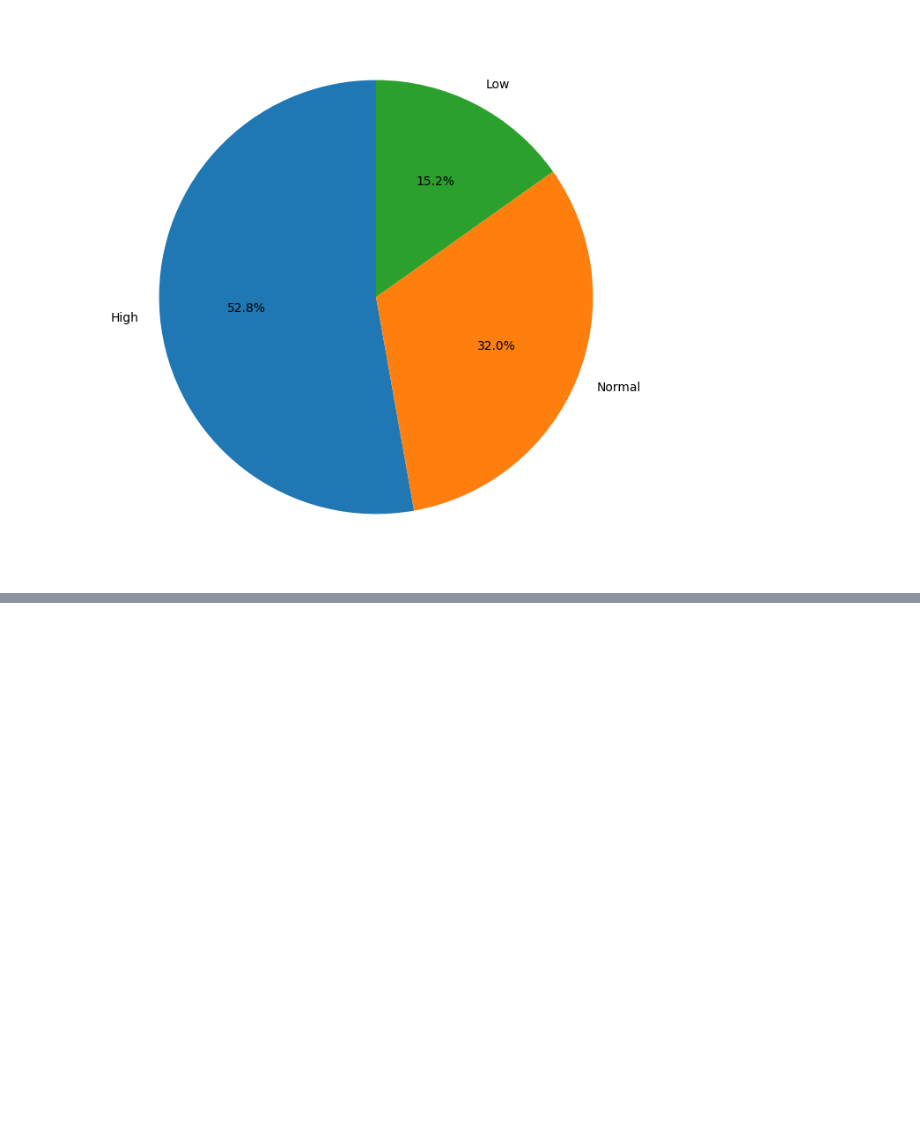
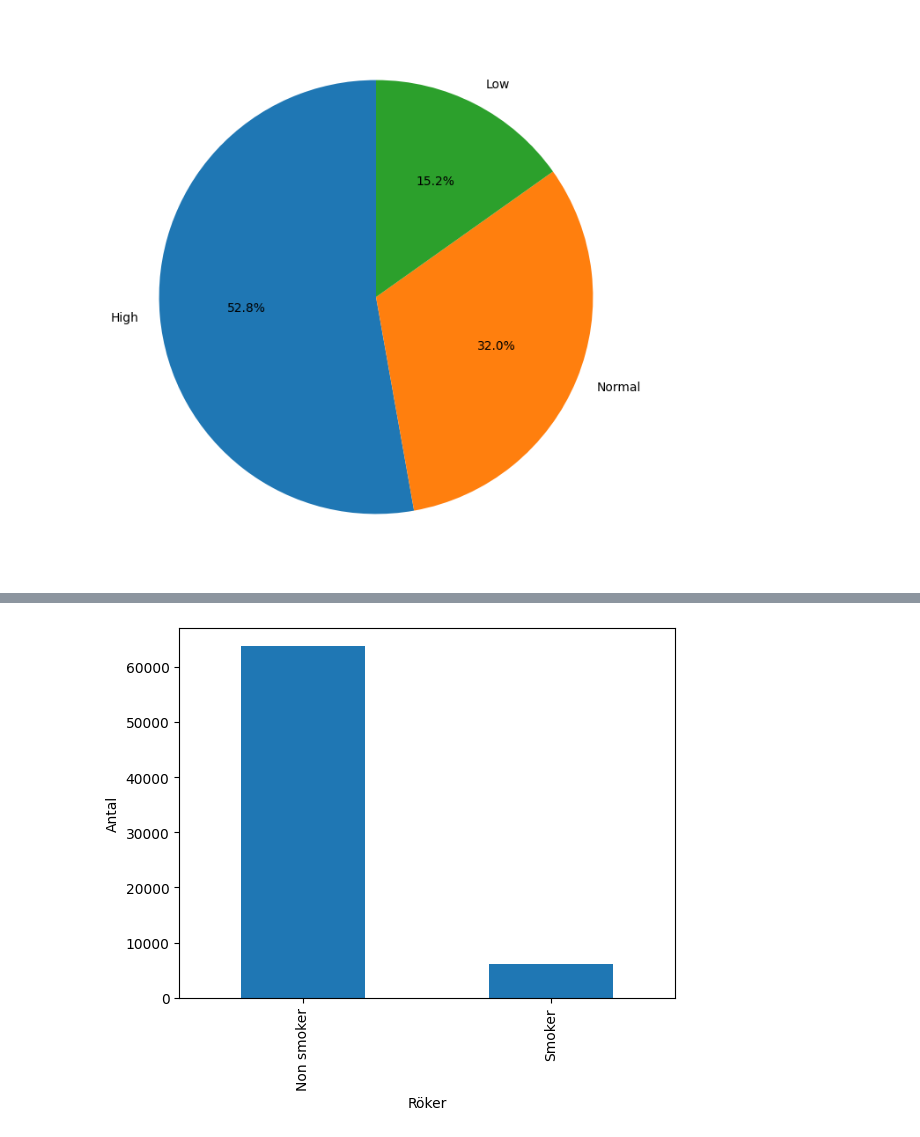
Before and after one commit to MiltonOberg/Artificial_Intelligence2-Milton-OPA23, a Jupyter notebook: Labb_1/labb_1.ipynb, the cells around one changed output, grey strips where cells are left out. Saved outputs shown, nothing was run; the diff lists cells and outputs as text; code cells hidden in the pictures; blank space fills up the shorter version.

```diff
--- a/Labb_1/labb_1.ipynb
+++ b/Labb_1/labb_1.ipynb
@@ -673,0 +680,3 @@ plt.pie(category_counts, labels= category_counts.index, autopct='%1.1f%%', start
+# %%
+df_cardio= pd.read_csv("../data/cardio_train.csv", sep= ";")
+df_cardio
@@ -673,0 +697,10 @@ plt.pie(category_counts, labels= category_counts.index, autopct='%1.1f%%', start
+# %%
+smoker= df_cardio["smoke"].value_counts()
+
+smoker.plot(kind= "bar")
+plt.xlabel('Röker')
+plt.ylabel('Antal')
+plt.xticks(range(len(smoker)), ['Non smoker', 'Smoker'])
+plt.show()
+# %% [output]
+[figure, added]
```
Also changed, not shown: parts of 13 cells of this notebook.
